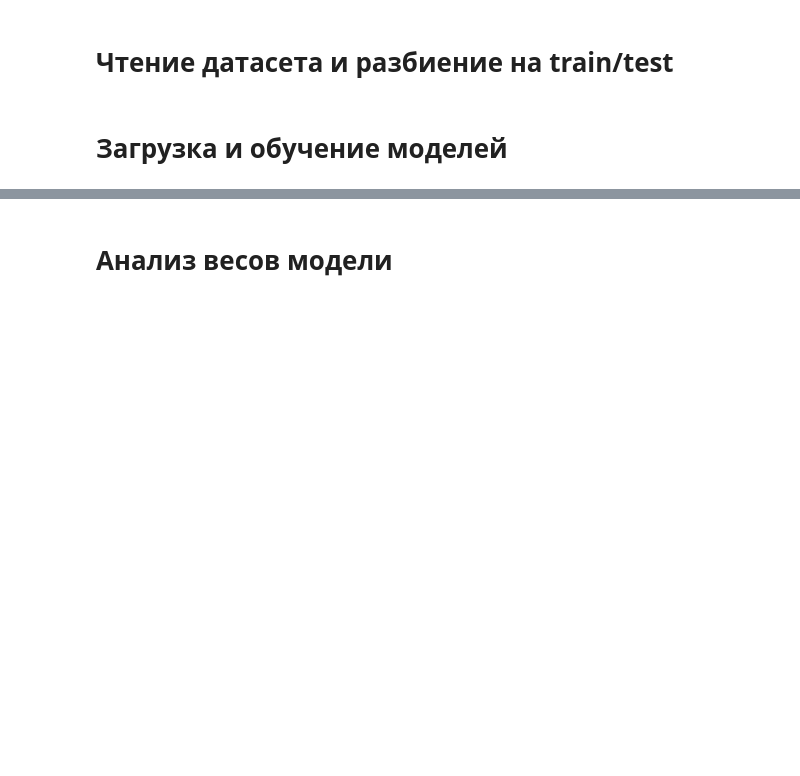
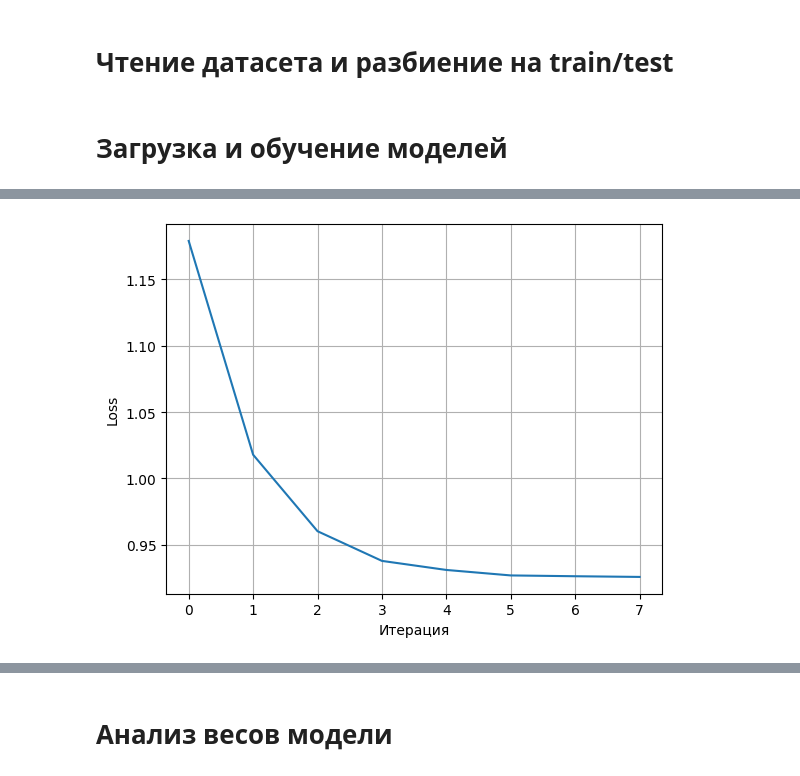
Before and after one commit to itmo-mla/fall-2025, a Jupyter notebook: students/kasiutin-ia/lab1/source/model_inference.ipynb, the cells around one changed output, grey strips where cells are left out. Saved outputs shown, nothing was run; the diff lists cells and outputs as text; code cells hidden in the pictures; blank space fills up the shorter version.

```diff
--- a/students/kasiutin-ia/lab1/source/model_inference.ipynb
+++ b/students/kasiutin-ia/lab1/source/model_inference.ipynb
@@ -24,5 +24,5 @@ y_test = y[-20000:]
 from classifier import LinearClassifier
 
 model = LinearClassifier(l2_reg_param=0.1, learning_rate=0.05, Q_param=1/len(X), gamma=0.9)
-model.fit(X, y, n_iters=30, batch_size=10000, stop_threshold=0.0001, weights_init_method="random", batch_generation="margin")
+loss = model.fit(X, y, n_iters=30, batch_size=10000, stop_threshold=0.0001, weights_init_method="random", batch_generation="margin")
 # %% [output]
@@ -89,0 +47,11 @@ Final Q: self._get_current_Q()=np.float64(0.9252752008167415)
+# %%
+import matplotlib.pyplot as plt
+import numpy as np
+
+plt.plot(np.arange(len(loss)), loss)
+plt.xlabel("Итерация")
+plt.ylabel("Loss")
+plt.grid()
+plt.show()
+# %% [output]
+[figure, added]
```
Also changed, not shown: parts of 5 cells of this notebook, 1 other file.
